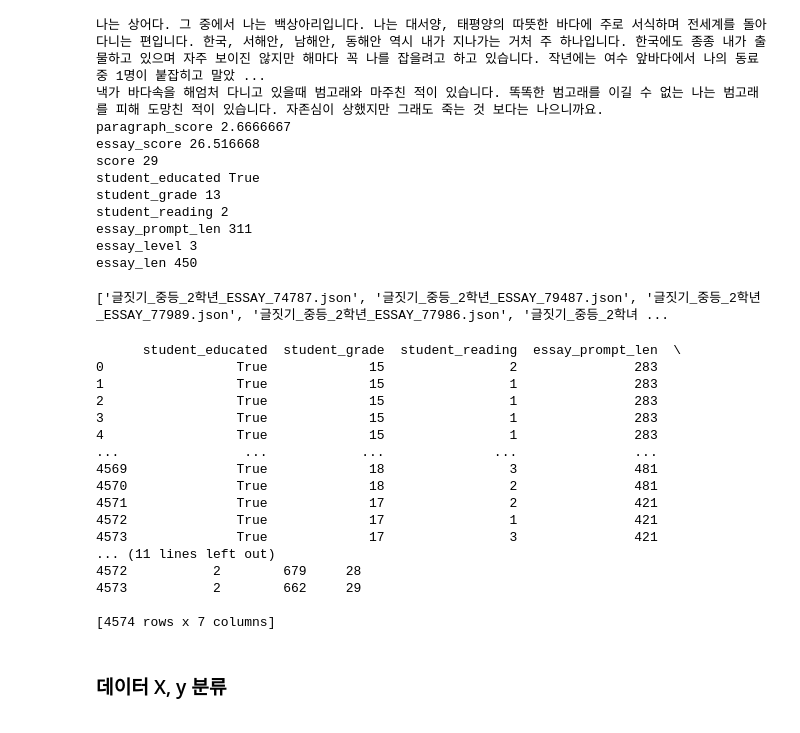
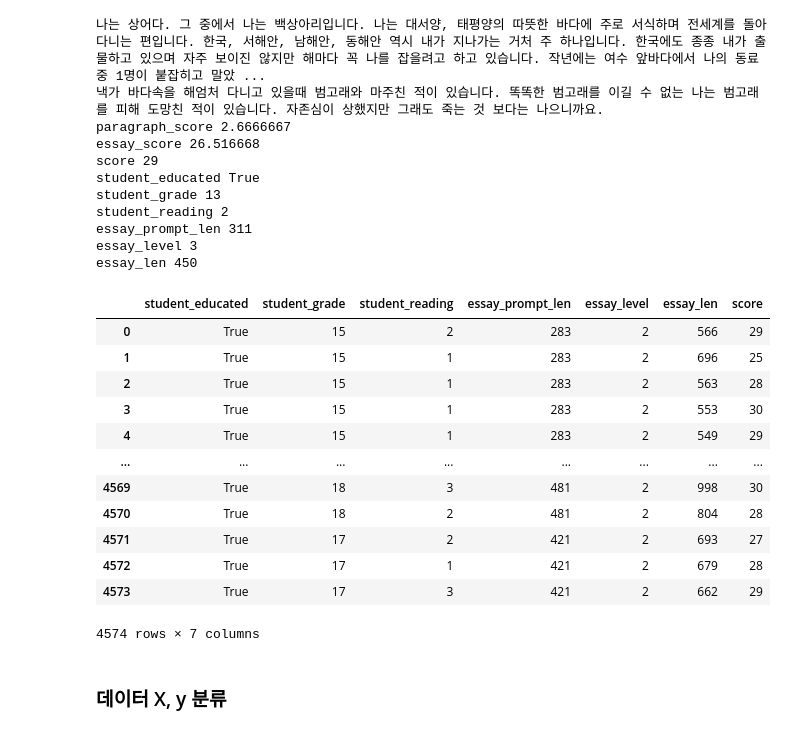
Before and after one commit to leehahoon/essay_writing_evaluation_kor, a Jupyter notebook: Predict_Score_Machine.ipynb, the cells around one changed output. Drawn from its saved outputs; the diff is of its cells as text; code cells hidden in the pictures.

```diff
--- a/Predict_Score_Machine.ipynb
+++ b/Predict_Score_Machine.ipynb
@@ -81,7 +79,7 @@ essay_level 3
 essay_len 450
 # %%
 filelist = os.listdir(path)
-print(filelist)
+# print(filelist)
 
 student_educated_list = []
 student_grade_list = []
@@ -137,33 +135,27 @@ for file in filelist:
       essay_level_list.append(essay_level)
       essay_len_list.append(essay_len)
       score_list.append(score)
-# %% [output]
-['글짓기_중등_2학년_ESSAY_74787.json', '글짓기_중등_2학년_ESSAY_79487.json', '글짓기_중등_2학년_ESSAY_77989.json', '글짓기_중등_2학년_ESSAY_77986.json', '글짓기_중등_2학녀 ...
 # %%
 import pandas as pd
 main_df = pd.DataFrame({'student_educated': student_educated_list, 'student_grade': student_grade_list, 'student_reading':student_reading_list, \
                         'essay_prompt_len':essay_prompt_len_list, 'essay_level':essay_level_list, 'essay_len':essay_len_list, \
                         'score':score_list})
 
-print(main_df)
+main_df
 # %% [output]
+|  | student_educated | student_grade | student_reading | essay_prompt_len | essay_level | essay_len | score |
+| 0 | True | 15 | 2 | 283 | 2 | 566 | 29 |
+| 1 | True | 15 | 1 | 283 | 2 | 696 | 25 |
+| 2 | True | 15 | 1 | 283 | 2 | 563 | 28 |
+| 3 | True | 15 | 1 | 283 | 2 | 553 | 30 |
+| 4 | True | 15 | 1 | 283 | 2 | 549 | 29 |
+| ... | ... | ... | ... | ... | ... | ... | ... |
+| 4569 | True | 18 | 3 | 481 | 2 | 998 | 30 |
+| 4570 | True | 18 | 2 | 481 | 2 | 804 | 28 |
+| 4571 | True | 17 | 2 | 421 | 2 | 693 | 27 |
+| 4572 | True | 17 | 1 | 421 | 2 | 679 | 28 |
+| 4573 | True | 17 | 3 | 421 | 2 | 662 | 29 |
-      student_educated  student_grade  student_reading  essay_prompt_len  \
-0                 True             15                2               283
-1                 True             15                1               283
-2                 True             15                1               283
-3                 True             15                1               283
-4                 True             15                1               283
-...                ...            ...              ...               ...
-4569              True             18                3               481
-4570              True             18                2               481
-4571              True             17                2               421
-4572              True             17                1               421
-4573              True             17                3               421
-... (11 lines left out)
-4572           2        679     28
-4573           2        662     29
-
-[4574 rows x 7 columns]
+4574 rows × 7 columns
 # %% [markdown]
 ### 데이터 X, y 분류
 # %%
```
Also changed, not shown: parts of 1 cell of this notebook, 1 other file.
